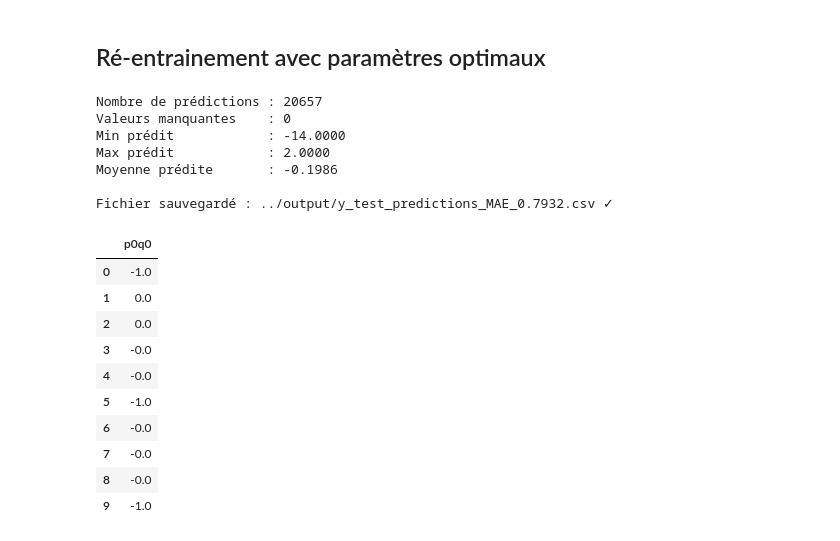
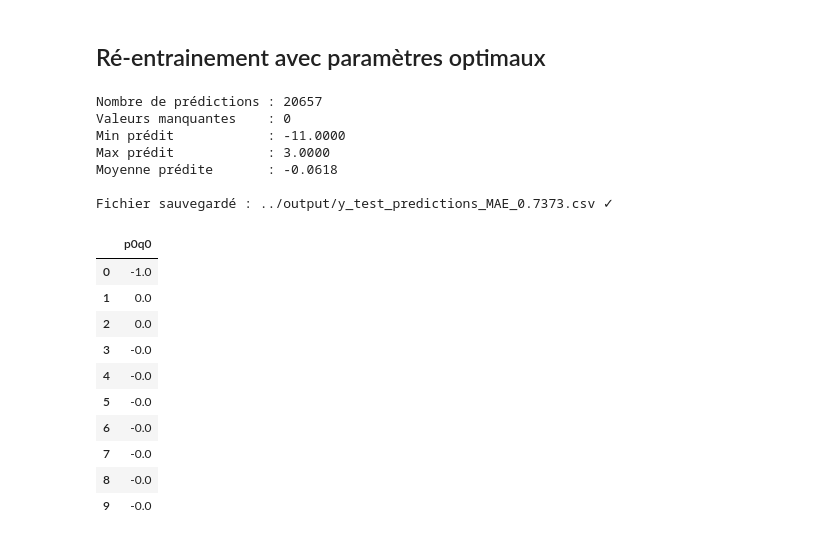
Before and after one commit to motawassimlahmadi/SNCF_DataChallenge166, a Jupyter notebook: notebooks/modelling.ipynb, the cells around one changed output. Saved outputs shown, nothing was run; the diff lists cells and outputs as text; code cells hidden in the pictures.

Commit message:
0.68 best score

```diff
--- a/notebooks/modelling.ipynb
+++ b/notebooks/modelling.ipynb
@@ -281,46 +440,46 @@ Early stopping, best iteration is:
 ## Ré-entrainement avec paramètres optimaux
 # %%
 # arrondir les prédictions
-test_preds = np.round(test_preds)
+test_preds_xgb = np.round(test_preds_xgb)
 
 # soumission
 submission = pd.DataFrame({
-    'p0q0': test_preds
+    'p0q0': test_preds_xgb
 }, index=x_test.index)
 
 
-oof_str = f"{oof_score:.4f}"
+oof_str = f"{oof_score_xgb:.4f}"
 
 filename = f"../output/y_test_predictions_MAE_{oof_str}.csv"
 
 
 print(f'Nombre de prédictions : {len(submission)}')
 print(f'Valeurs manquantes    : {submission.isnull().sum().sum()}')
 print(f'Min prédit            : {submission["p0q0"].min():.4f}')
 print(f'Max prédit            : {submission["p0q0"].max():.4f}')
 print(f'Moyenne prédite       : {submission["p0q0"].mean():.4f}')
 
 
 submission.to_csv(filename)
 
 print(f'\nFichier sauvegardé : {filename} ✓')
 display(submission.head(10))
 # %% [output]
 Nombre de prédictions : 20657
 Valeurs manquantes    : 0
-Min prédit            : -14.0000
-Max prédit            : 2.0000
-Moyenne prédite       : -0.1986
+Min prédit            : -11.0000
+Max prédit            : 3.0000
+Moyenne prédite       : -0.0618
 
-Fichier sauvegardé : ../output/y_test_predictions_MAE_0.7932.csv ✓
+Fichier sauvegardé : ../output/y_test_predictions_MAE_0.7373.csv ✓
 |  | p0q0 |
 | 0 | -1.0 |
 | 1 | 0.0 |
 | 2 | 0.0 |
 | 3 | -0.0 |
 | 4 | -0.0 |
-| 5 | -1.0 |
+| 5 | -0.0 |
 | 6 | -0.0 |
 | 7 | -0.0 |
 | 8 | -0.0 |
-| 9 | -1.0 |
+| 9 | -0.0 |
```
Also changed, not shown: parts of 3 cells of this notebook.
